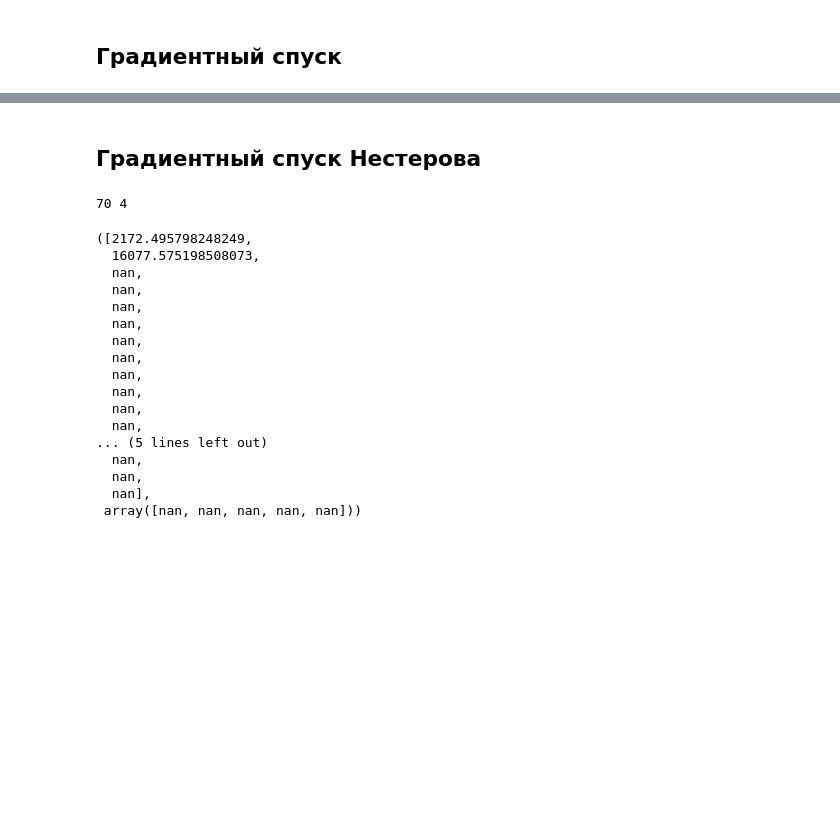
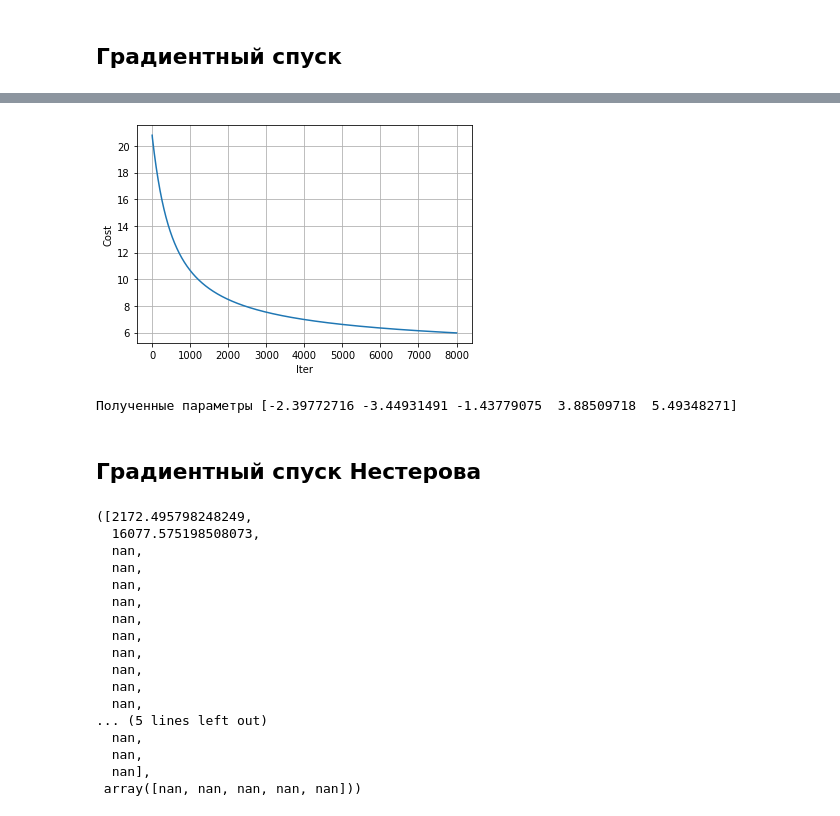
Before and after one commit to vasilyevs/gradient_descent, a Jupyter notebook: gradient.ipynb, the cells around one changed output, grey strips where cells are left out. Saved outputs shown, nothing was run; the diff lists cells and outputs as text; code cells hidden in the pictures; blank space fills up the shorter version.

```diff
--- a/gradient.ipynb
+++ b/gradient.ipynb
@@ -93,12 +93,28 @@ cost[-1]
+# %%
+m, n = X_test.shape
+
+theta = np.zeros(1+n)
+
+alpha = 0.001
+num_iter = 8000
+
+cost = grad(X_test, y_test, theta, lrate, iter_)
+# %%
+plt.plot(range(1, len(cost) + 1), cost)
+plt.xlabel('Iter')
+plt.ylabel('Cost')
+plt.grid()
+# %% [output]
+[figure, added]
+# %%
+print ('Полученные параметры', theta)
+# %% [output]
+Полученные параметры [-2.39772716 -3.44931491 -1.43779075  3.88509718  5.49348271]
 # %% [markdown]
 ## Градиентный спуск Нестерова
 # %%
 m, n = X_train.shape
 theta = np.zeros(1+n)
-# %%
-print(m,n)
-# %% [output]
-70 4
 # %%
 def learn_nesterov(coefs, x, y, num_epochs=20, momentum=0.9, learning_rate=0.01):
     v_t = [0 for _ in range(len(coefs))]
```
Also changed, not shown: parts of 18 cells of this notebook.
